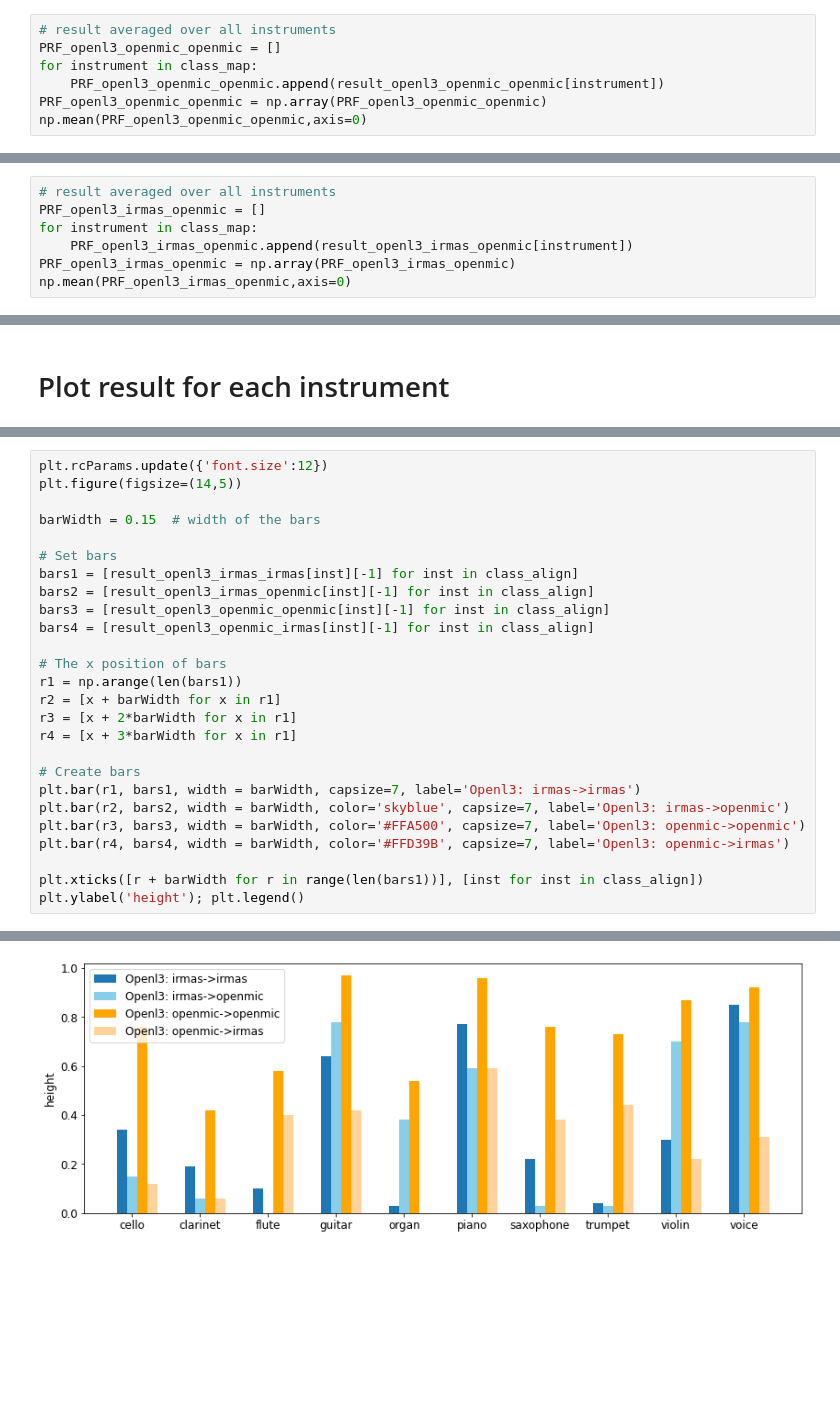
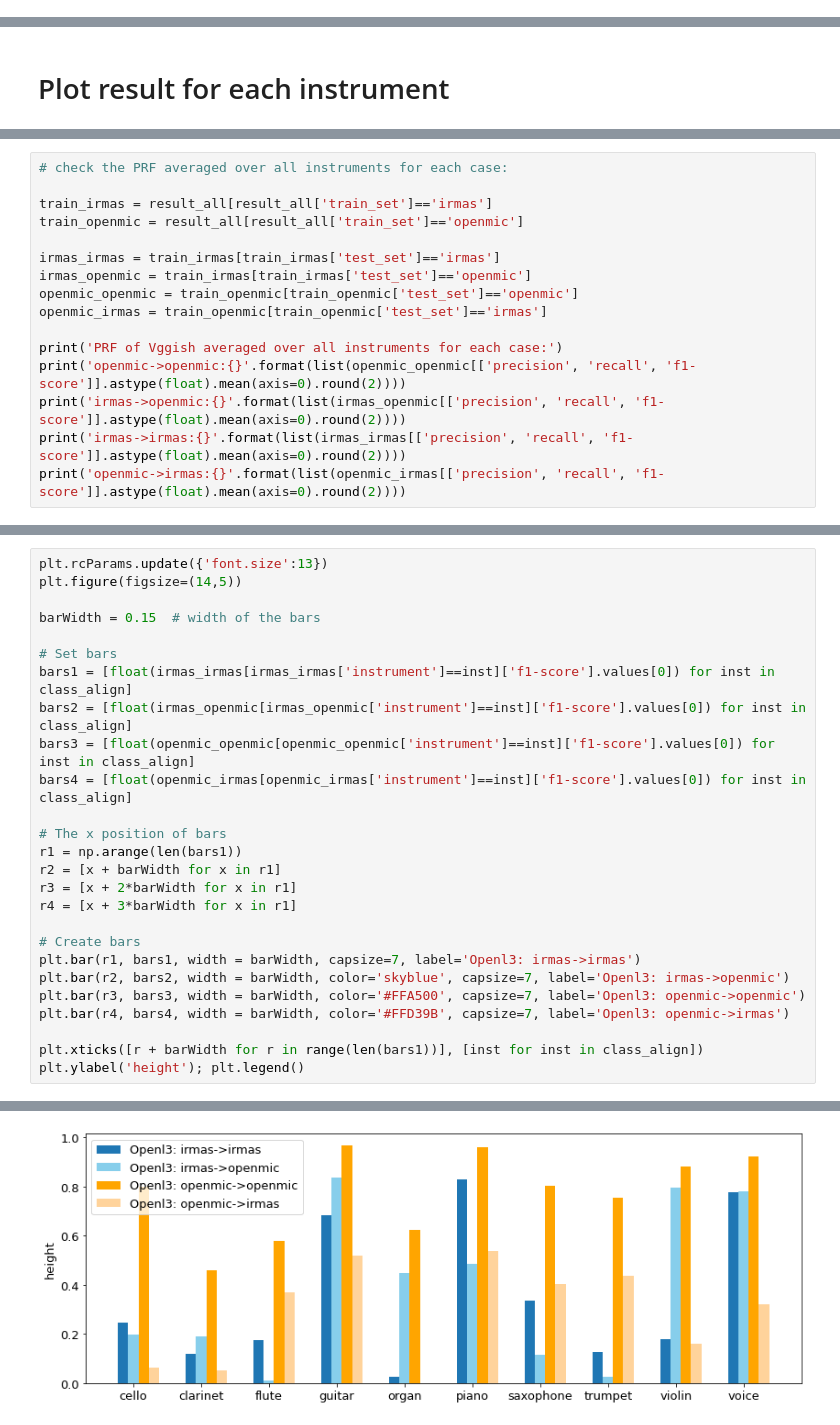
Before and after one commit to changhongw/audio-embedding-bias, a Jupyter notebook: Openl3_crossdataset_generalization.ipynb, the cells around one changed output, grey strips where cells are left out. Saved outputs shown, nothing was run; the diff lists cells and outputs as text; blank space fills up the shorter version.

```diff
--- a/Openl3_crossdataset_generalization.ipynb
+++ b/Openl3_crossdataset_generalization.ipynb
@@ -399,7 +392,0 @@ result_openl3_openmic_openmic
-# %%
-# result averaged over all instruments
-PRF_openl3_openmic_openmic = []
-for instrument in class_map:
-    PRF_openl3_openmic_openmic.append(result_openl3_openmic_openmic[instrument])
-PRF_openl3_openmic_openmic = np.array(PRF_openl3_openmic_openmic)
-np.mean(PRF_openl3_openmic_openmic,axis=0)
@@ -473,7 +442,0 @@ result_openl3_irmas_openmic
-# %%
-# result averaged over all instruments
-PRF_openl3_irmas_openmic = []
-for instrument in class_map:
-    PRF_openl3_irmas_openmic.append(result_openl3_irmas_openmic[instrument])
-PRF_openl3_irmas_openmic = np.array(PRF_openl3_irmas_openmic)
-np.mean(PRF_openl3_irmas_openmic,axis=0)
@@ -622,0 +550,16 @@ openmic->irmas:[0.19  0.802 0.294]
+# %%
+# check the PRF averaged over all instruments for each case:
+
+train_irmas = result_all[result_all['train_set']=='irmas']
+train_openmic = result_all[result_all['train_set']=='openmic']
+
+irmas_irmas = train_irmas[train_irmas['test_set']=='irmas']
+irmas_openmic = train_irmas[train_irmas['test_set']=='openmic']
+openmic_openmic = train_openmic[train_openmic['test_set']=='openmic']
+openmic_irmas = train_openmic[train_openmic['test_set']=='irmas']
+
+print('PRF of Vggish averaged over all instruments for each case:')
+print('openmic->openmic:{}'.format(list(openmic_openmic[['precision', 'recall', 'f1-score']].astype(float).mean(axis=0).round(2))))
+print('irmas->openmic:{}'.format(list(irmas_openmic[['precision', 'recall', 'f1-score']].astype(float).mean(axis=0).round(2))))
+print('irmas->irmas:{}'.format(list(irmas_irmas[['precision', 'recall', 'f1-score']].astype(float).mean(axis=0).round(2))))
+print('openmic->irmas:{}'.format(list(openmic_irmas[['precision', 'recall', 'f1-score']].astype(float).mean(axis=0).round(2))))
@@ -623,29 +572,29 @@ openmic->irmas:[0.19  0.802 0.294]
 # %%
-plt.rcParams.update({'font.size':12})
+plt.rcParams.update({'font.size':13})
 plt.figure(figsize=(14,5))
 
 barWidth = 0.15  # width of the bars
 
 # Set bars
-bars1 = [result_openl3_irmas_irmas[inst][-1] for inst in class_align]
-bars2 = [result_openl3_irmas_openmic[inst][-1] for inst in class_align]
-bars3 = [result_openl3_openmic_openmic[inst][-1] for inst in class_align]
-bars4 = [result_openl3_openmic_irmas[inst][-1] for inst in class_align]
+bars1 = [float(irmas_irmas[irmas_irmas['instrument']==inst]['f1-score'].values[0]) for inst in class_align]
+bars2 = [float(irmas_openmic[irmas_openmic['instrument']==inst]['f1-score'].values[0]) for inst in class_align]
+bars3 = [float(openmic_openmic[openmic_openmic['instrument']==inst]['f1-score'].values[0]) for inst in class_align]
+bars4 = [float(openmic_irmas[openmic_irmas['instrument']==inst]['f1-score'].values[0]) for inst in class_align]
 
 # The x position of bars
 r1 = np.arange(len(bars1))
 r2 = [x + barWidth for x in r1]
 r3 = [x + 2*barWidth for x in r1]
 r4 = [x + 3*barWidth for x in r1]
 
 # Create bars
 plt.bar(r1, bars1, width = barWidth, capsize=7, label='Openl3: irmas->irmas')
 plt.bar(r2, bars2, width = barWidth, color='skyblue', capsize=7, label='Openl3: irmas->openmic')
 plt.bar(r3, bars3, width = barWidth, color='#FFA500', capsize=7, label='Openl3: openmic->openmic')
 plt.bar(r4, bars4, width = barWidth, color='#FFD39B', capsize=7, label='Openl3: openmic->irmas')
 
 plt.xticks([r + barWidth for r in range(len(bars1))], [inst for inst in class_align])
 plt.ylabel('height'); plt.legend()
 # %% [output]
 <matplotlib.legend.Legend at 0x...>
-[figure, old version]
+[figure, new version]
```
Also changed, not shown: parts of 22 cells of this notebook, 2 other files.
